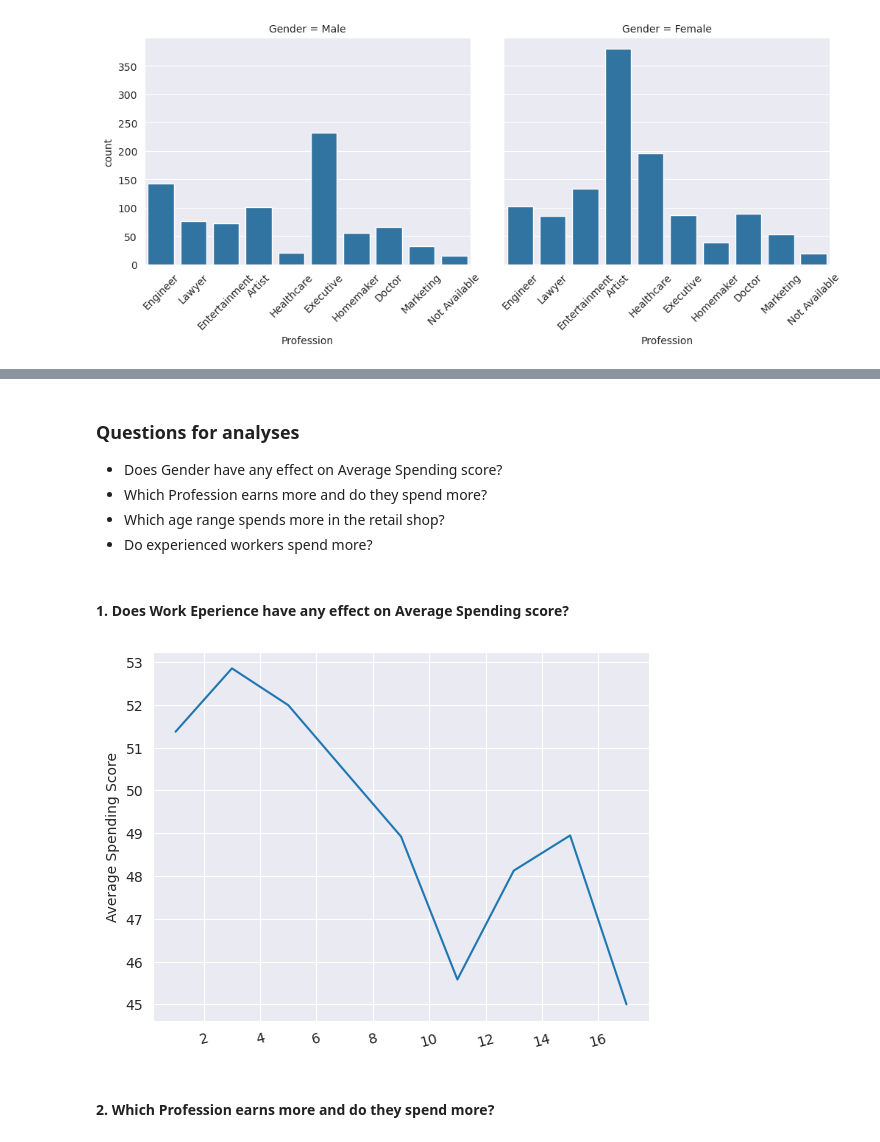
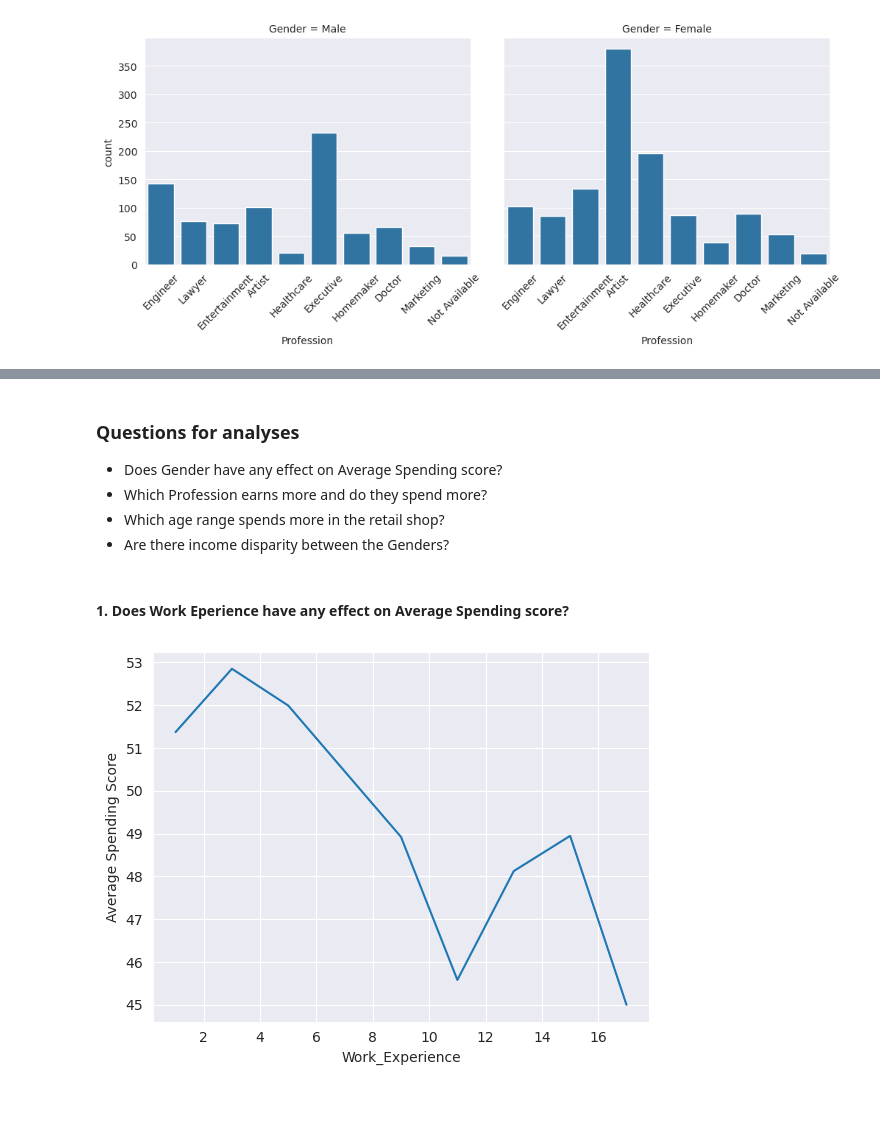
Before and after one commit to somto-ibuodinma/shop_customer_EDA, a Jupyter notebook: Project1/Shop customer EDA.ipynb, the cells around one changed output, grey strips where cells are left out. Cells and saved outputs as stored; diff of their text form; code cells hidden in the pictures; blank space fills up the shorter version.

```diff
--- a/Project1/Shop customer EDA.ipynb
+++ b/Project1/Shop customer EDA.ipynb
@@ -236,26 +314,24 @@ g.set_xticklabels(rotation=45);
 * Does Gender have any effect on Average Spending score?
 * Which Profession earns more and do they spend more?
 * Which age range spends more in the retail shop?
-* Do experienced workers spend more?
+* Are there income disparity between the Genders?
 # %% [markdown]
 #### 1. Does Work Eperience have any effect on Average Spending score?
 # %%
 # Set a number of bins into which the data will be grouped.
 # Set bin edges, and compute center of each bin
 bin_edges = np.arange(0, 17+2, 2)
 bin_centers = bin_edges[:-1] + 1
 
 Work_binned = pd.cut(df_customer['Work_Experience'], bin_edges, include_lowest = True)
 
 # For the points in each bin, we compute the mean and standard error of the mean.
 Spending_mean = df_customer['Spending_Score'].groupby(Work_binned).mean()
 Spending_std = df_customer['Spending_Score'].groupby(Work_binned).std()
 
 # Plot the summarized data
 plt.errorbar(x=bin_centers, y=Spending_mean)
-plt.xticks(rotation=15);
+plt.xlabel('Work_Experience')
 plt.ylabel('Average Spending Score');
 # %% [output]
-[figure, old version]
+[figure, new version]
-# %% [markdown]
-#### 2. Which Profession earns more and do they spend more?
```
Also changed, not shown: parts of 41 cells of this notebook, 3 other files.
